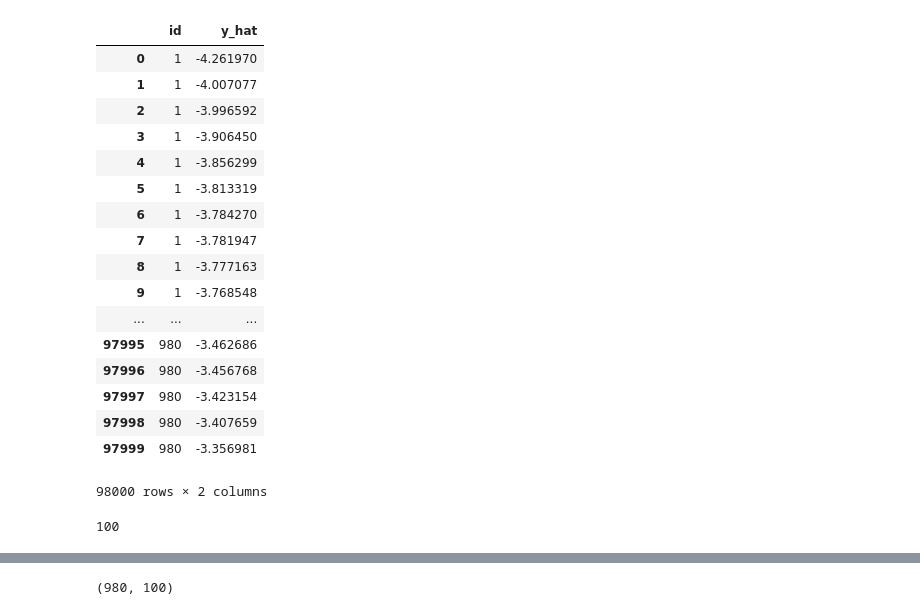
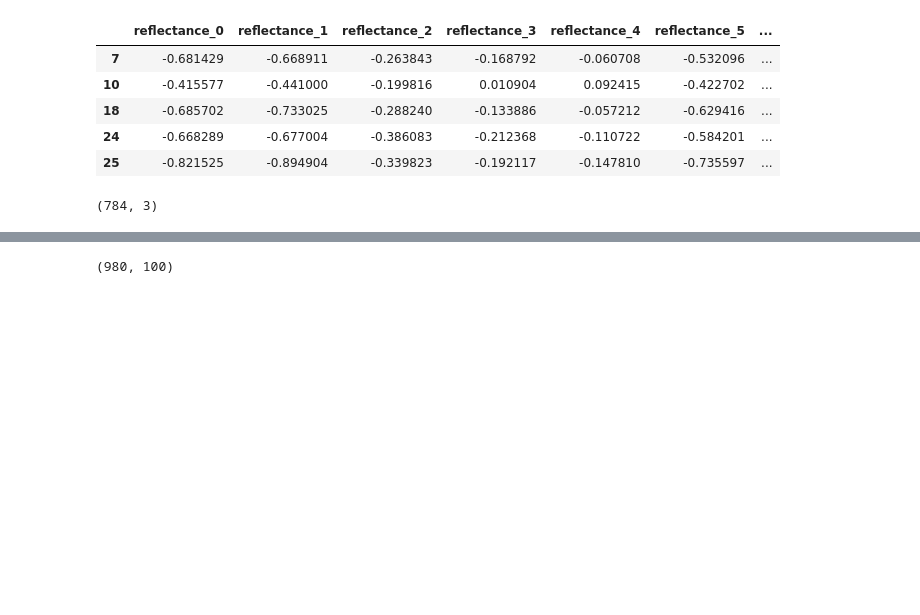
Before and after one commit to anthonyhu/aerosol-depth-prediction, a Jupyter notebook: KAGGLE2.ipynb, the cells around one changed output, grey strips where cells are left out. Drawn from its saved outputs; the diff is of its cells as text; code cells hidden in the pictures; blank space fills up the shorter version.

```diff
--- a/KAGGLE2.ipynb
+++ b/KAGGLE2.ipynb
@@ -138,0 +440,16 @@ Pruning 2 RMSE: 0.714609723543
+# %%
+#CONCATENATE AS A DATA FRAME
+Y = ["y"]
+new_index = []
+
+new_y_Array = np.asarray(new_y)
+df_new_y = pd.DataFrame(new_y_Array, columns=Y)
+array1 = np.asarray(df_kept_y_hat.loc[:,"id"])
+array2 = np.asarray(df_kept_y_hat.loc[:,"y_hat"])
+array3 = np.asarray(df_kept_y_hat.loc[:,"id2"])
+
+for i in range(0,np.shape(df_kept_y_hat)[0]):
+    new_index.append(str(i))
+
+# different indexing as df_kept_y_hat
+df_new_index = pd.DataFrame({'id': array1 ,'y_hat': array2, 'id2': array3},index=new_index)
@@ -138,0 +472,18 @@ Pruning 2 RMSE: 0.714609723543
+# %%
+# Reshape the training set without the outliers
+
+RMSE_array = np.asarray(RMSE)
+outliers = np.argwhere(RMSE_array > 7)
+outliers = np.reshape(outliers, (np.shape(outliers)[0],))
+
+train2 = pd.concat([train,df_id2], axis=1)
+
+train2_with_instances_removed = train2[train2['id2'].isin(np.asarray(kept_instances))]
+train2_with_bags_removed = train2_with_instances_removed[train2_with_instances_removed['id'].isin(outliers)==False]
+# %% [output]
+|  | reflectance_0 | reflectance_1 | reflectance_2 | reflectance_3 | reflectance_4 | reflectance_5 | ... |
+| 7 | -0.681429 | -0.668911 | -0.263843 | -0.168792 | -0.060708 | -0.532096 | ... |
+| 10 | -0.415577 | -0.441000 | -0.199816 | 0.010904 | 0.092415 | -0.422702 | ... |
+| 18 | -0.685702 | -0.733025 | -0.288240 | -0.133886 | -0.057212 | -0.629416 | ... |
+| 24 | -0.668289 | -0.677004 | -0.386083 | -0.212368 | -0.110722 | -0.584201 | ... |
+| 25 | -0.821525 | -0.894904 | -0.339823 | -0.192117 | -0.147810 | -0.735597 | ... |
@@ -139,29 +503,8 @@ Pruning 2 RMSE: 0.714609723543
 # %%
 id_y_dict = dict(zip(train["id"], train["y"]))
 
-train_pred["y"] = train_pred["id"].map(id_y_dict)
+train_pred["y"] = train_pred["id"].replace(id_y_dict)
+
+np.shape(train_pred)
+# %% [output]
+(784, 3)
-# %%
-train_pred.sort_values(by=["id", "y_hat"]).reset_index(drop=True)
-# %% [output]
-|  | id | y_hat |
-| 0 | 1 | -4.261970 |
-| 1 | 1 | -4.007077 |
-| 2 | 1 | -3.996592 |
-| 3 | 1 | -3.906450 |
-| 4 | 1 | -3.856299 |
-| 5 | 1 | -3.813319 |
-| 6 | 1 | -3.784270 |
-| 7 | 1 | -3.781947 |
-| 8 | 1 | -3.777163 |
-| 9 | 1 | -3.768548 |
-| ... | ... | ... |
-| 97995 | 980 | -3.462686 |
-| 97996 | 980 | -3.456768 |
-| 97997 | 980 | -3.423154 |
-| 97998 | 980 | -3.407659 |
-| 97999 | 980 | -3.356981 |
-98000 rows × 2 columns
-# %%
-train_pred.groupby("id")["y_hat"].count().iloc[0]
-# %% [output]
-100
```
Also changed, not shown: parts of 28 cells of this notebook.
